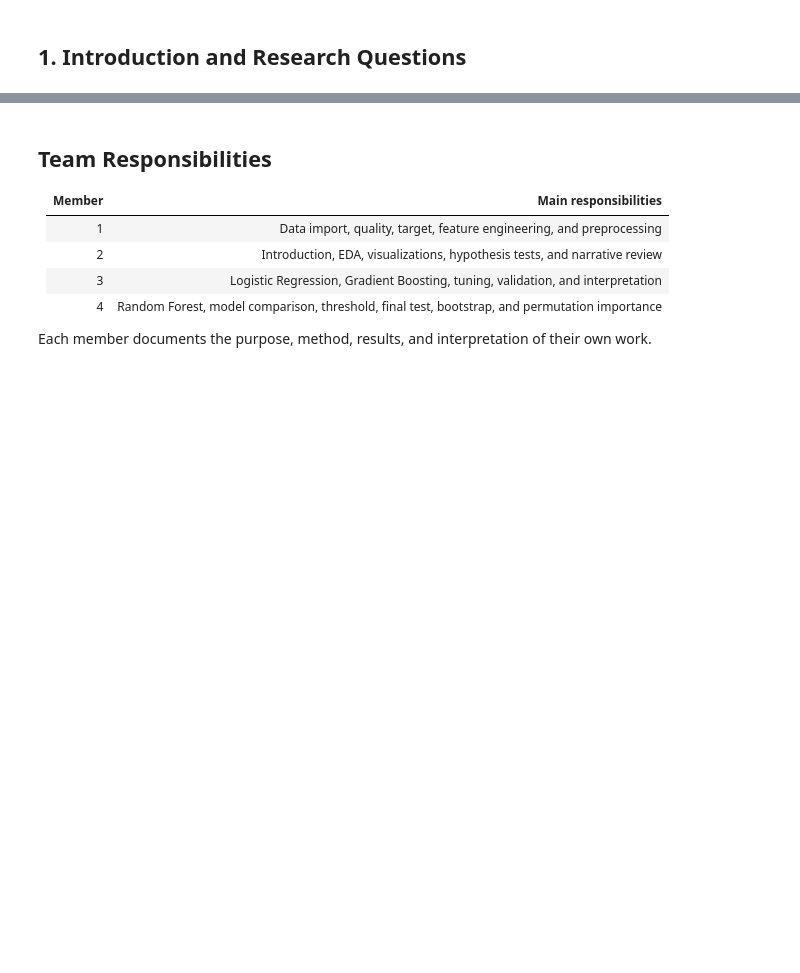
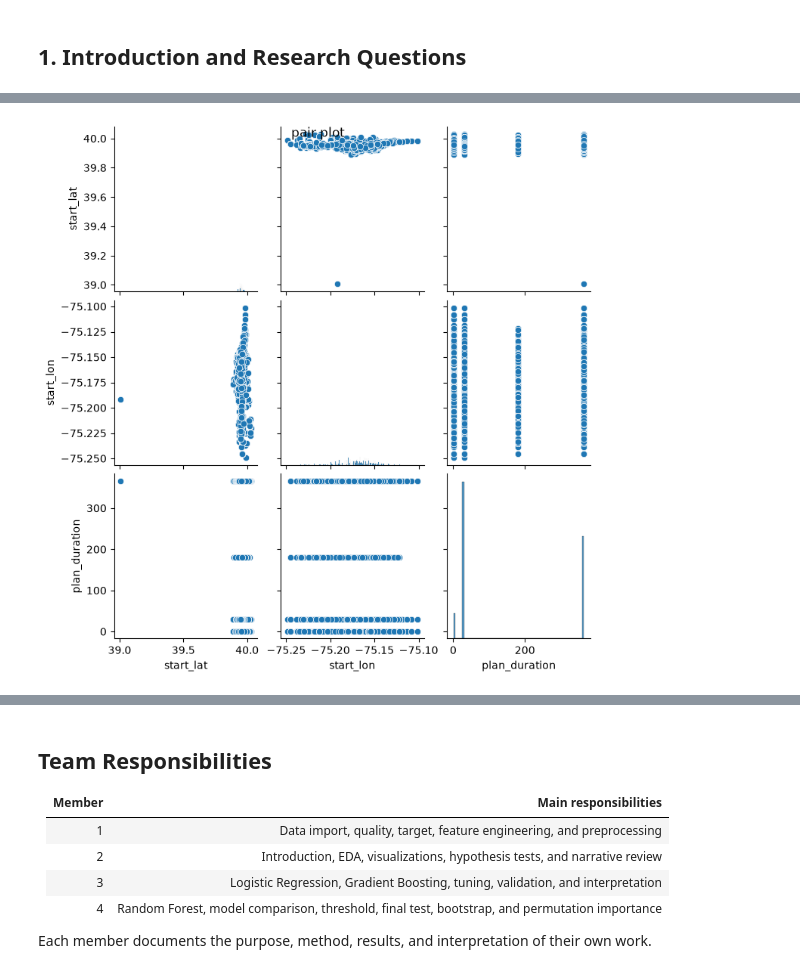
Before and after one commit to GeraintG/CIS_5450_Indigo_Data, a Jupyter notebook: indego_trips_analysis.ipynb, the cells around one changed output, grey strips where cells are left out. Cells and saved outputs as stored; diff of their text form; code cells hidden in the pictures; blank space fills up the shorter version.

```diff
--- a/indego_trips_analysis.ipynb
+++ b/indego_trips_analysis.ipynb
@@ -175,0 +177,10 @@ Examine start-station counts, rates, and coordinates; require adequate station s
+# %%
+typed_data = analysis_data.with_columns(
+    pl.coalesce(
+        pl.col("start_time").str.to_datetime("%m/%d/%Y %H:%M:%S", strict=False),
+        pl.col("start_time").str.to_datetime("%m/%d/%Y %H:%M", strict=False),
+    ).alias("start_time"),
+    pl.col("duration", "start_lat", "start_lon", "plan_duration").cast(pl.Float64, strict=False),
+).collect()
+
+display(typed_data.null_count().transpose(include_header=True, header_name="column", column_names=["missing_count"]))
@@ -175,0 +206,9 @@ Examine start-station counts, rates, and coordinates; require adequate station s
+# %%
+clean_data = (
+    typed_data.drop_nulls()
+    .filter(pl.col("duration") > 0)
+    .unique(subset="trip_id", keep="first", maintain_order=True)
+)
+
+print(f"Before & After cleaning: {typed_data.height:,} & {clean_data.height:,}")
+print(f"Rows removed: {typed_data.height - clean_data.height:,}")
@@ -175,0 +226,3 @@ Examine start-station counts, rates, and coordinates; require adequate station s
+# %%
+data = clean_data.with_columns((pl.col("duration") > 30).cast(pl.Int8).alias("long_ride"))
+data.head()
@@ -175,0 +242,5 @@ Examine start-station counts, rates, and coordinates; require adequate station s
+# %%
+train_data = data.filter((pl.col("start_time") >= pl.datetime(2024, 1, 1)) & (pl.col("start_time") < pl.datetime(2026, 1, 1)))
+validation_data = data.filter((pl.col("start_time") >= pl.datetime(2026, 1, 1)) & (pl.col("start_time") < pl.datetime(2026, 7, 1)))
+test_data = data.filter((pl.col("start_time") >= pl.datetime(2026, 7, 1)) & (pl.col("start_time") < pl.datetime(2026, 10, 1)))
+print(f"Training: {train_data.height:,}; validation: {validation_data.height:,}; test: {test_data.height:,}")
@@ -175,0 +259,9 @@ Examine start-station counts, rates, and coordinates; require adequate station s
+# %%
+numeric_predictors = ["start_lat", "start_lon", "plan_duration"]
+pair_data = train_data.select(numeric_predictors).to_pandas()
+
+sns.pairplot(pair_data)
+plt.suptitle("pair plot")
+plt.show()
+# %% [output]
+[figure, added]
```
Also changed, not shown: parts of 128 cells of this notebook, 1 other file.
